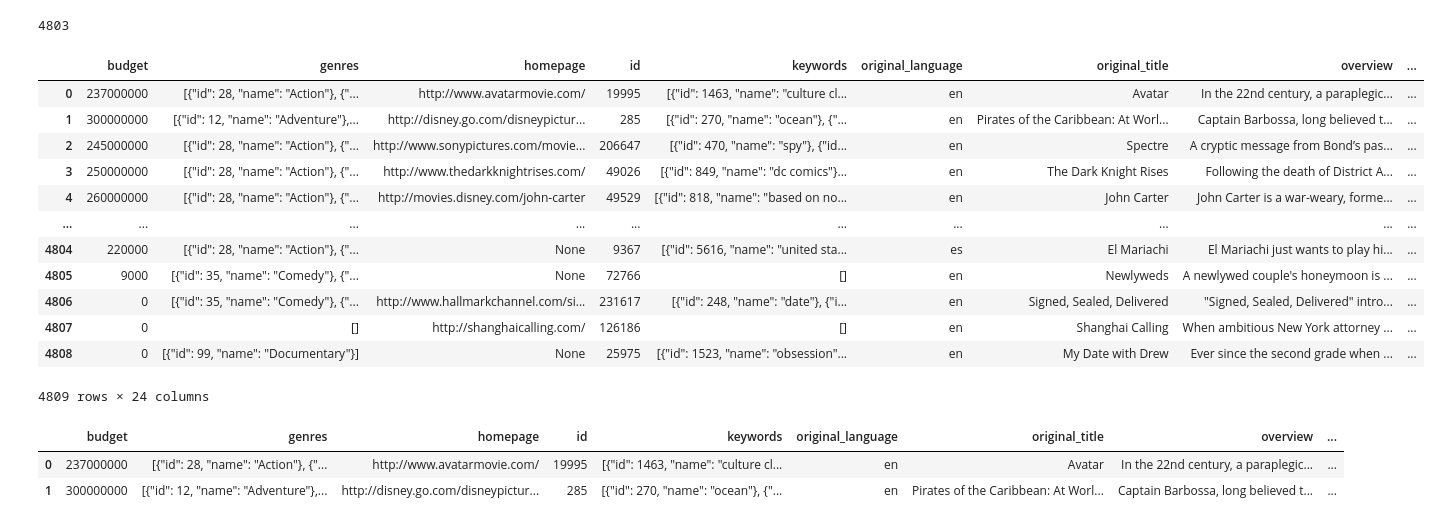
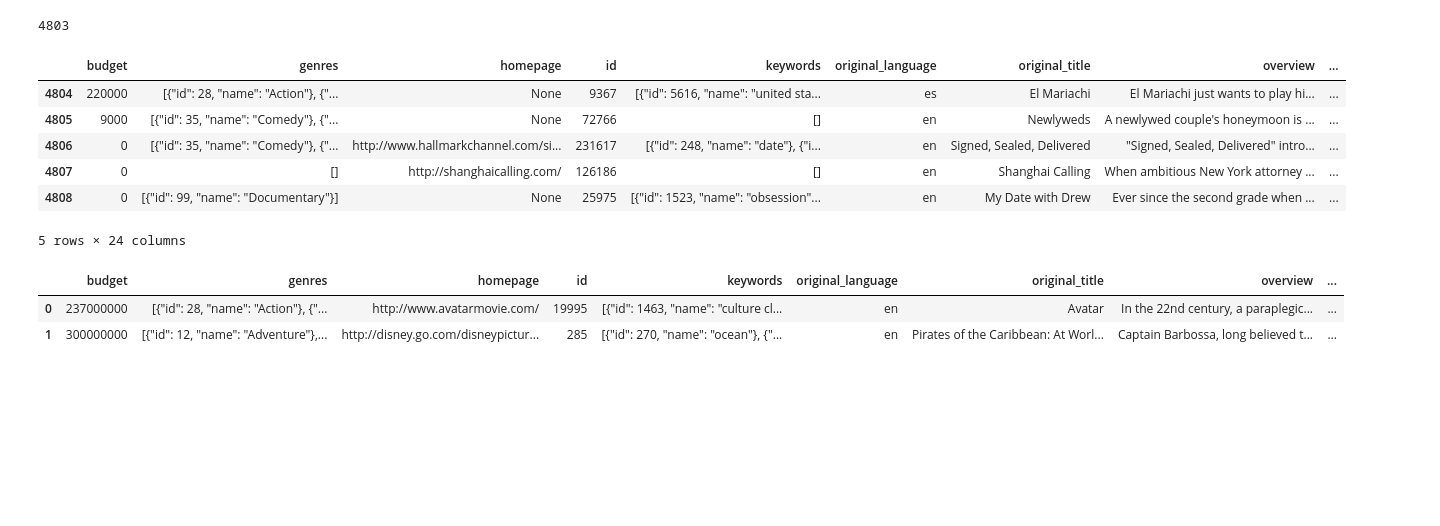
Before and after one commit to sesael/knn-project, a Jupyter notebook: src/app.ipynb, the cells around one changed output. Drawn from its saved outputs; the diff is of its cells as text; code cells hidden in the pictures; blank space fills up the shorter version.

```diff
--- a/src/app.ipynb
+++ b/src/app.ipynb
@@ -46,21 +47,15 @@ ON df_movies.title = df_credits.title;
 '''
 df = pd.read_sql(query, conn)
 # %%
-df
+df.tail()
 # %% [output]
 |  | budget | genres | homepage | id | keywords | original_language | original_title | overview | ... |
-| 0 | 237000000 | [{"id": 28, "name": "Action"}, {"... | http://www.avatarmovie.com/ | 19995 | [{"id": 1463, "name": "culture cl... | en | Avatar | In the 22nd century, a paraplegic... | ... |
-| 1 | 300000000 | [{"id": 12, "name": "Adventure"},... | http://disney.go.com/disneypictur... | 285 | [{"id": 270, "name": "ocean"}, {"... | en | Pirates of the Caribbean: At Worl... | Captain Barbossa, long believed t... | ... |
-| 2 | 245000000 | [{"id": 28, "name": "Action"}, {"... | http://www.sonypictures.com/movie... | 206647 | [{"id": 470, "name": "spy"}, {"id... | en | Spectre | A cryptic message from Bond’s pas... | ... |
-| 3 | 250000000 | [{"id": 28, "name": "Action"}, {"... | http://www.thedarkknightrises.com/ | 49026 | [{"id": 849, "name": "dc comics"}... | en | The Dark Knight Rises | Following the death of District A... | ... |
-| 4 | 260000000 | [{"id": 28, "name": "Action"}, {"... | http://movies.disney.com/john-carter | 49529 | [{"id": 818, "name": "based on no... | en | John Carter | John Carter is a war-weary, forme... | ... |
-| ... | ... | ... | ... | ... | ... | ... | ... | ... | ... |
 | 4804 | 220000 | [{"id": 28, "name": "Action"}, {"... | None | 9367 | [{"id": 5616, "name": "united sta... | es | El Mariachi | El Mariachi just wants to play hi... | ... |
 | 4805 | 9000 | [{"id": 35, "name": "Comedy"}, {"... | None | 72766 | [] | en | Newlyweds | A newlywed couple's honeymoon is ... | ... |
 | 4806 | 0 | [{"id": 35, "name": "Comedy"}, {"... | http://www.hallmarkchannel.com/si... | 231617 | [{"id": 248, "name": "date"}, {"i... | en | Signed, Sealed, Delivered | "Signed, Sealed, Delivered" intro... | ... |
 | 4807 | 0 | [] | http://shanghaicalling.com/ | 126186 | [] | en | Shanghai Calling | When ambitious New York attorney ... | ... |
 | 4808 | 0 | [{"id": 99, "name": "Documentary"}] | None | 25975 | [{"id": 1523, "name": "obsession"... | en | My Date with Drew | Ever since the second grade when ... | ... |
-4809 rows × 24 columns
+5 rows × 24 columns
 # %%
 df = df.loc[:, ~df.columns.duplicated()]
 df.head(2)
```
Also changed, not shown: parts of 6 cells of this notebook, 1 other file.
